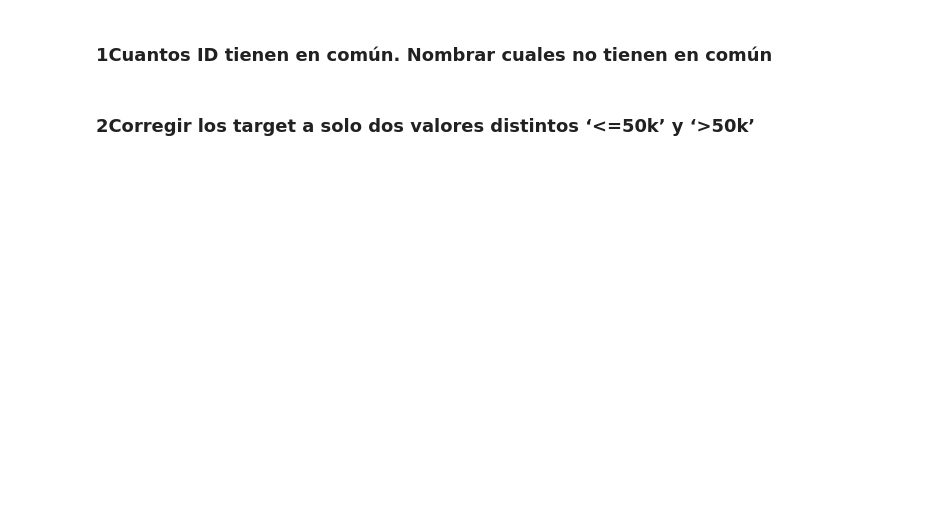
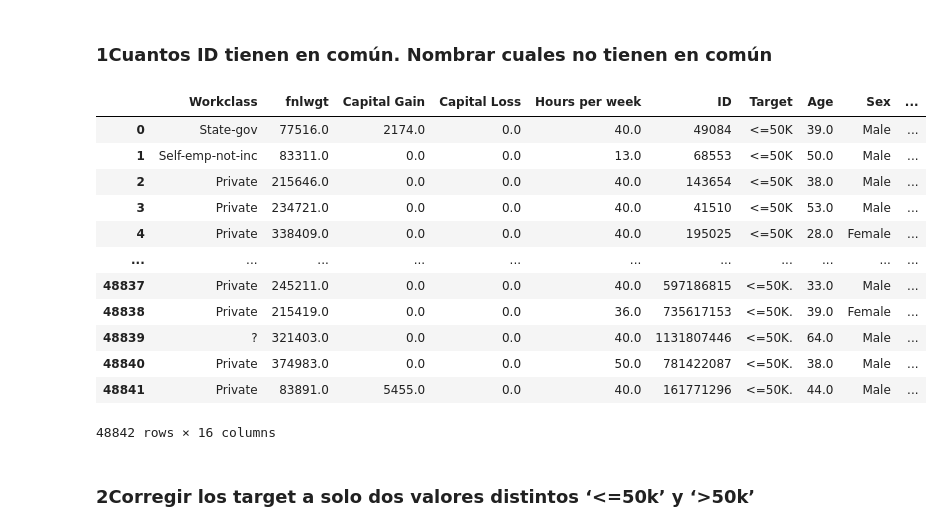
Before and after one commit to chopliszt/data-science-coder, a Jupyter notebook: Desafío 6 data wrangling 2/Desafío 6 Data Wrangling 2.ipynb, the cells around one changed output. Drawn from its saved outputs; the diff is of its cells as text; code cells hidden in the pictures; blank space fills up the shorter version.

```diff
--- a/Desafío 6 data wrangling 2/Desafío 6 Data Wrangling 2.ipynb
+++ b/Desafío 6 data wrangling 2/Desafío 6 Data Wrangling 2.ipynb
@@ -19,4 +33,21 @@ w_data.head()
 # %% [markdown]
 ### 1Cuantos ID tienen en común. Nombrar cuales no tienen en común
+# %%
+df_comun=df_unido[df_unido.union=='both']
+df_comun
+# %% [output]
+|  | Workclass | fnlwgt | Capital Gain | Capital Loss | Hours per week | ID | Target | Age | Sex | ... |
+| 0 | State-gov | 77516.0 | 2174.0 | 0.0 | 40.0 | 49084 | <=50K | 39.0 | Male | ... |
+| 1 | Self-emp-not-inc | 83311.0 | 0.0 | 0.0 | 13.0 | 68553 | <=50K | 50.0 | Male | ... |
+| 2 | Private | 215646.0 | 0.0 | 0.0 | 40.0 | 143654 | <=50K | 38.0 | Male | ... |
+| 3 | Private | 234721.0 | 0.0 | 0.0 | 40.0 | 41510 | <=50K | 53.0 | Male | ... |
+| 4 | Private | 338409.0 | 0.0 | 0.0 | 40.0 | 195025 | <=50K | 28.0 | Female | ... |
+| ... | ... | ... | ... | ... | ... | ... | ... | ... | ... | ... |
+| 48837 | Private | 245211.0 | 0.0 | 0.0 | 40.0 | 597186815 | <=50K. | 33.0 | Male | ... |
+| 48838 | Private | 215419.0 | 0.0 | 0.0 | 36.0 | 735617153 | <=50K. | 39.0 | Female | ... |
+| 48839 | ? | 321403.0 | 0.0 | 0.0 | 40.0 | 1131807446 | <=50K. | 64.0 | Male | ... |
+| 48840 | Private | 374983.0 | 0.0 | 0.0 | 50.0 | 781422087 | <=50K. | 38.0 | Male | ... |
+| 48841 | Private | 83891.0 | 5455.0 | 0.0 | 40.0 | 161771296 | <=50K. | 44.0 | Male | ... |
+48842 rows × 16 columns
 # %% [markdown]
 ### 2Corregir los target a solo dos valores distintos ‘<=50k’ y ‘>50k’
```
Also changed, not shown: parts of 30 cells of this notebook.
